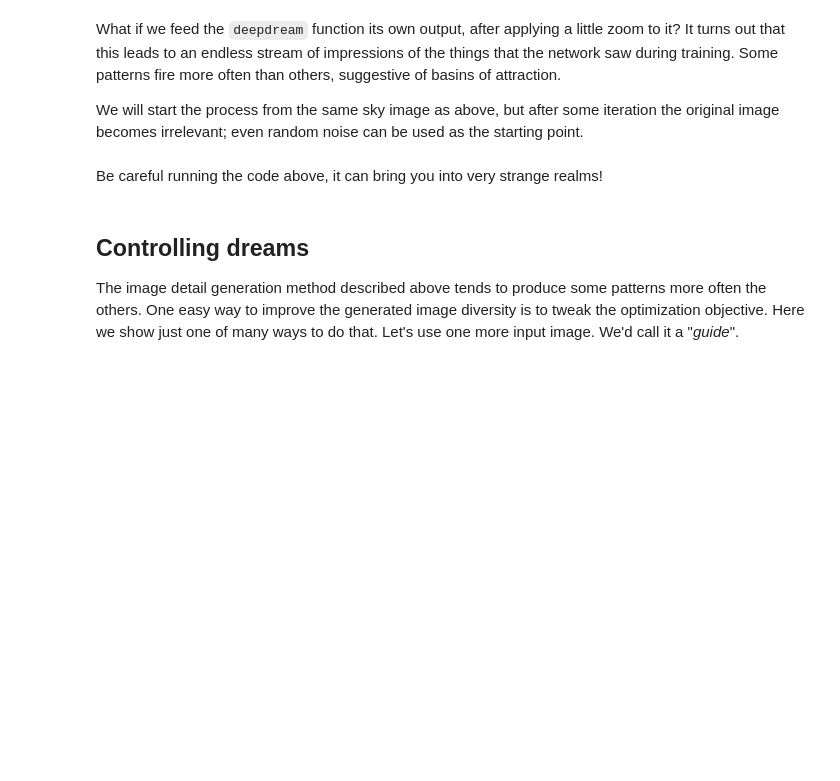
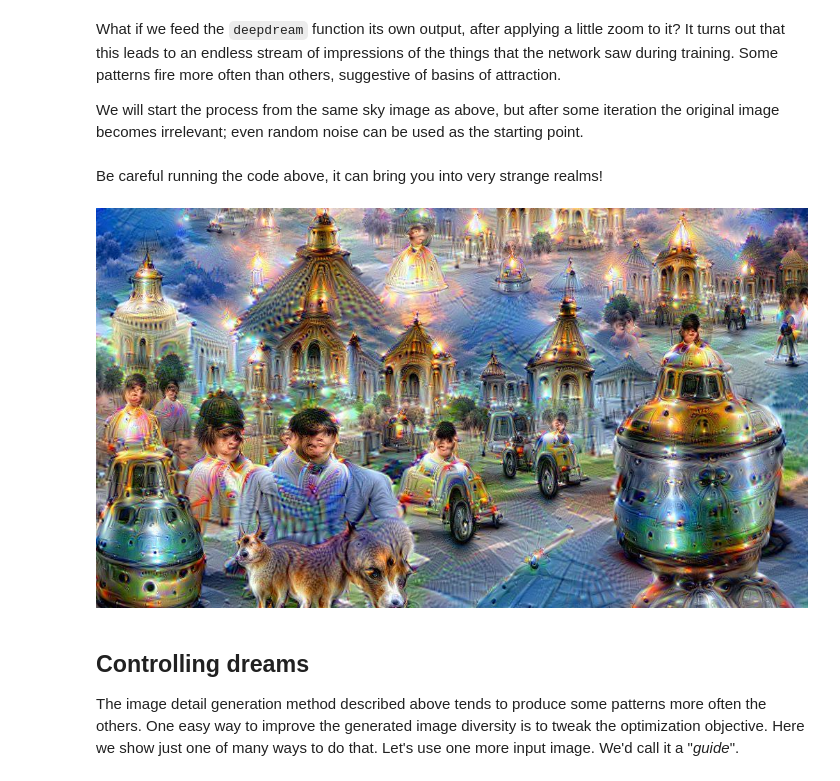
Before and after one commit to fssongwei/JupyterTest, a Jupyter notebook: dream.ipynb, the cells around one changed output. Cells and saved outputs as stored; diff of their text form; code cells hidden in the pictures; blank space fills up the shorter version.

```diff
--- a/dream.ipynb
+++ b/dream.ipynb
@@ -155,6 +170,10 @@ for i in xrange(100):
     frame_i += 1
 # %% [markdown]
 Be careful running the code above, it can bring you into very strange realms!
+# %%
+Image(filename='frames/0029.jpg')
+# %% [output]
+[figure, added]
 # %% [markdown]
 ## Controlling dreams
 
```
Also changed, not shown: parts of 5 cells of this notebook, 3 other files.
